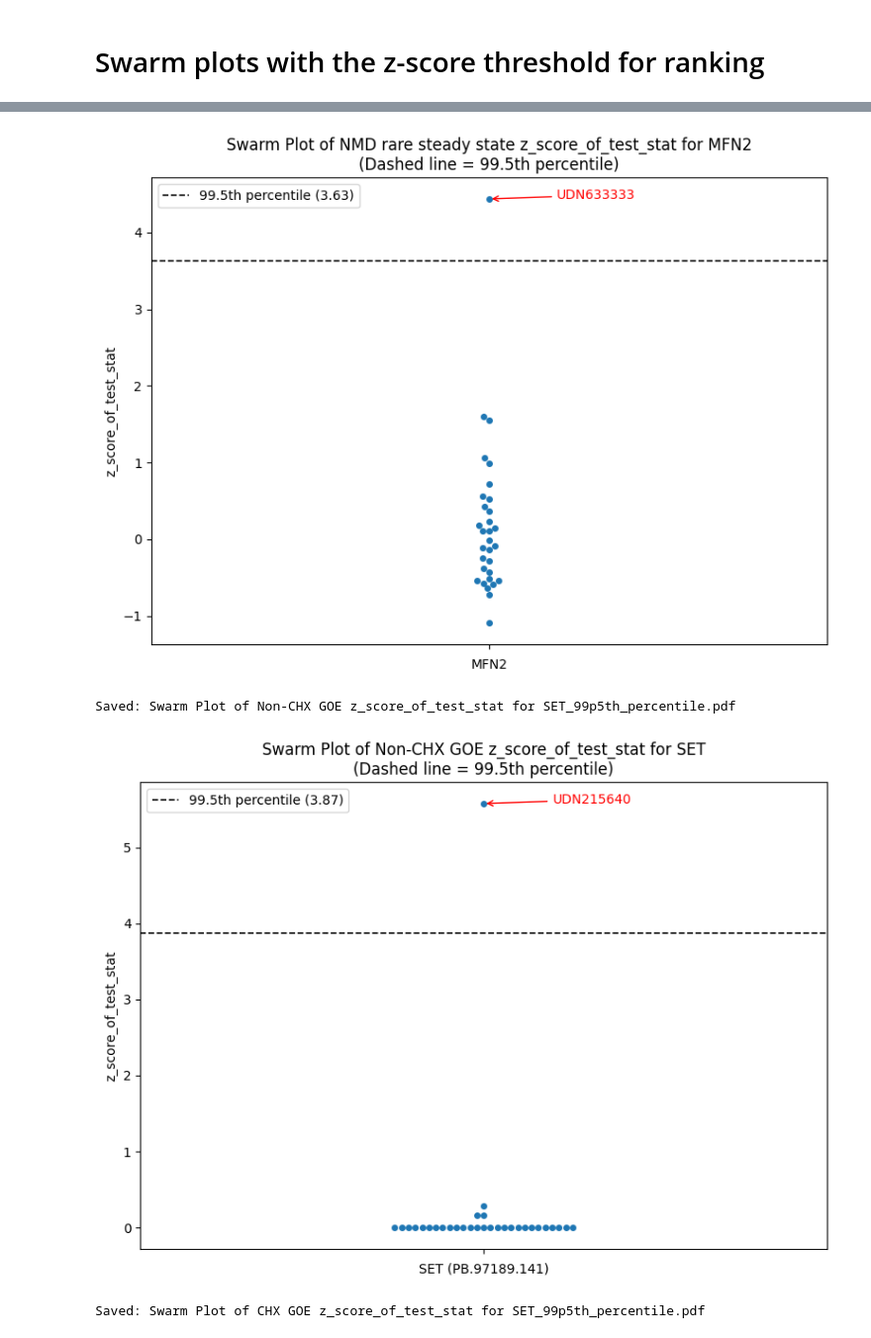
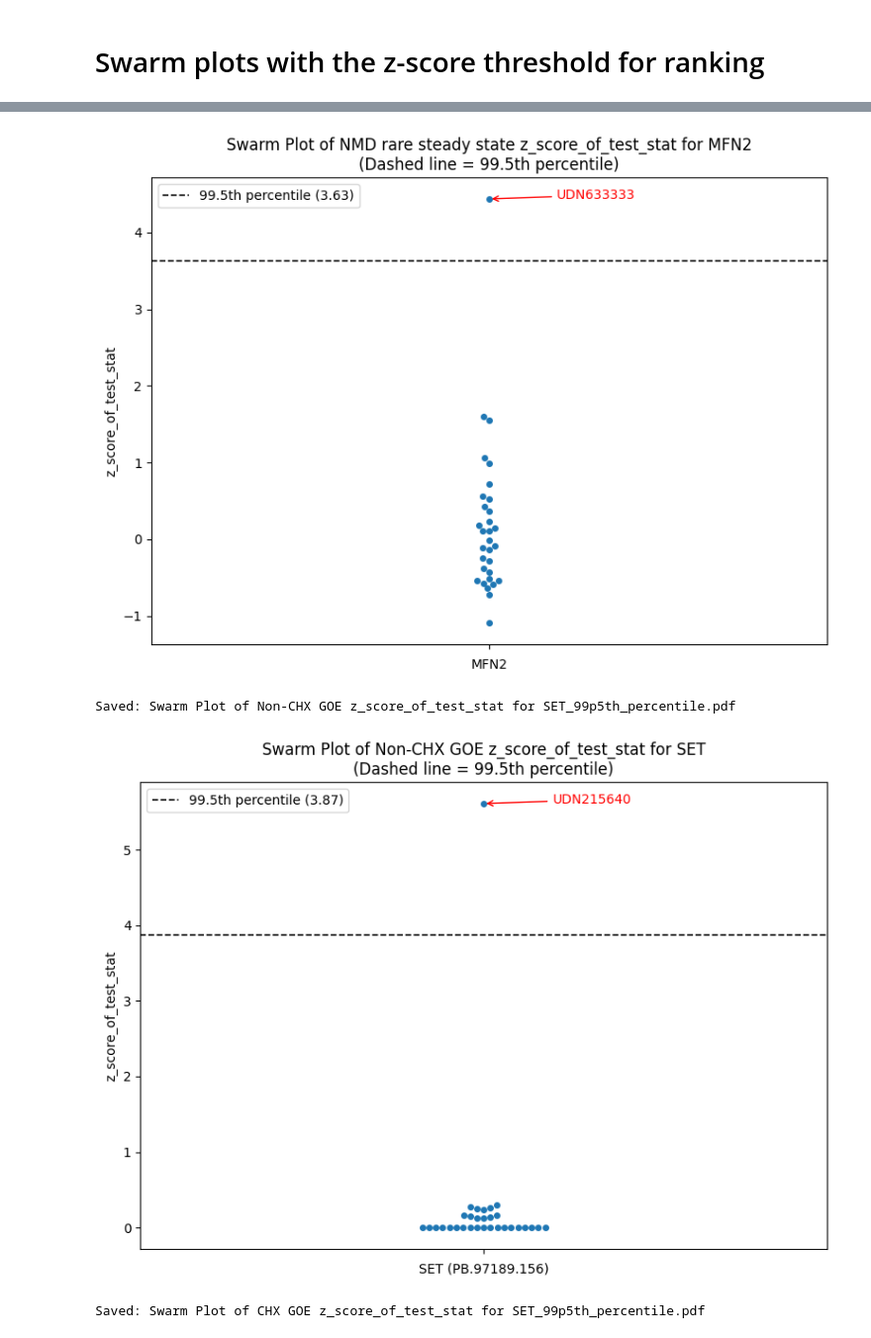
Before and after one commit to StergachisLab/IsoRanker, a Jupyter notebook: Paper/2.IsoRanker_main/2.Swarm_plots.ipynb, the cells around one changed output, grey strips where cells are left out. Shown at 99% size. Saved outputs shown, nothing was run; the diff lists cells and outputs as text; code cells hidden in the pictures.

Commit message:
Added code for generating new swarm plots

```diff
--- a/Paper/2.IsoRanker_main/2.Swarm_plots.ipynb
+++ b/Paper/2.IsoRanker_main/2.Swarm_plots.ipynb
@@ -86,8 +86,8 @@ swarm_with_percentile(df, subset, "UDN633333", "MFN2",
 df = pd.read_csv(
     '/mmfs1/gscratch/stergachislab/yhhc/projects/IsoRanker_testing/Command_line/9.7.25_iso_allele/Output/intermediate/Noncyclo_Expression_Outlier_GOE_iso_full_test_stat_and_z_scored_data.tsv.gz',
     sep="\t", compression='gzip')
-subset = df[df["Isoform"] == "PB.97189.141"]
-swarm_with_percentile(df, subset, "UDN215640", "SET (PB.97189.141)",
+subset = df[df["Isoform"] == "PB.97189.156"]
+swarm_with_percentile(df, subset, "UDN215640", "SET (PB.97189.156)",
                       "Swarm Plot of Non-CHX GOE z_score_of_test_stat for SET",
                       "Swarm Plot of Non-CHX GOE z_score_of_test_stat for SET")
 
@@ -95,8 +95,8 @@ swarm_with_percentile(df, subset, "UDN215640", "SET (PB.97189.141)",
 df = pd.read_csv(
     '/mmfs1/gscratch/stergachislab/yhhc/projects/IsoRanker_testing/Command_line/9.7.25_iso_allele/Output/intermediate/Cyclo_Expression_Outlier_GOE_iso_full_test_stat_and_z_scored_data.tsv.gz',
     sep="\t", compression='gzip')
-subset = df[df["Isoform"] == "PB.97189.141"]
-swarm_with_percentile(df, subset, "UDN215640", "SET (PB.97189.141)",
+subset = df[df["Isoform"] == "PB.97189.156"]
+swarm_with_percentile(df, subset, "UDN215640", "SET (PB.97189.156)",
                       "Swarm Plot of CHX GOE z_score_of_test_stat for SET",
                       "Swarm Plot of CHX GOE z_score_of_test_stat for SET")
 
@@ -190,32 +190,76 @@ swarm_with_percentile(df, subset, "UDN052264", "SEC31A",
                       "Swarm Plot of CHX allelic imbalance z_score_of_test_stat for SEC31A",
                       "Swarm Plot of CHX allelic imbalance z_score_of_test_stat for SEC31A")
 
 # In[21] Non-CHX GOE SEC31A
 df = pd.read_csv(
     '/mmfs1/gscratch/stergachislab/yhhc/projects/IsoRanker_testing/Command_line/9.7.25_iso_allele/Output/intermediate/Noncyclo_Expression_Outlier_GOE_gen_full_test_stat_and_z_scored_data.tsv.gz',
     sep="\t", compression='gzip')
 subset = df[df["associated_gene"] == "SEC31A"]
 swarm_with_percentile(df, subset, "UDN052264", "SEC31A",
                       "Swarm Plot of Non-CHX GOE z_score_of_test_stat for SEC31A",
                       "Swarm Plot of Non-CHX GOE z_score_of_test_stat for SEC31A")
 
 # In[22] CHX GOE SEC31A
 df = pd.read_csv(
     '/mmfs1/gscratch/stergachislab/yhhc/projects/IsoRanker_testing/Command_line/9.7.25_iso_allele/Output/intermediate/Cyclo_Expression_Outlier_GOE_gen_full_test_stat_and_z_scored_data.tsv.gz',
     sep="\t", compression='gzip')
 subset = df[df["associated_gene"] == "SEC31A"]
 swarm_with_percentile(df, subset, "UDN052264", "SEC31A",
                       "Swarm Plot of CHX GOE z_score_of_test_stat for SEC31A",
                       "Swarm Plot of CHX GOE z_score_of_test_stat for SEC31A")
 # The single point above the dashed line is not being ranked. Because that patient has a different z-score threshold that
 # is needed to rank genes within that patient. It so happens that the threshold for that patient is 3.9
+
+
+
+df = pd.read_csv(
+    '/mmfs1/gscratch/stergachislab/yhhc/projects/IsoRanker_testing/Command_line/9.7.25_iso_allele/Output/intermediate/Noncyclo_Expression_Outlier_GOE_iso_full_test_stat_and_z_scored_data.tsv.gz',
+    sep="\t", compression='gzip')
+subset = df[df["Isoform"] == "PB.61999.128"]
+swarm_with_percentile(df, subset, "BCH_2275-01", "FARS2 (PB.61999.128)",
+                      "Swarm Plot of Non-CHX GOE z_score_of_test_stat for FARS2",
+                      "Swarm Plot of Non-CHX GOE z_score_of_test_stat for FARS2")
+
+df = pd.read_csv(
+    '/mmfs1/gscratch/stergachislab/yhhc/projects/IsoRanker_testing/Command_line/9.7.25_iso_allele/Output/intermediate/Cyclo_Expression_Outlier_GOE_iso_full_test_stat_and_z_scored_data.tsv.gz',
+    sep="\t", compression='gzip')
+subset = df[df["Isoform"] == "PB.61999.128"]
+swarm_with_percentile(df, subset, "BCH_2275-01", "FARS2 (PB.61999.128)",
+                      "Swarm Plot of CHX GOE z_score_of_test_stat for FARS2",
+                      "Swarm Plot of CHX GOE z_score_of_test_stat for FARS2")
+
+
+df = pd.read_csv(
+    '/mmfs1/gscratch/stergachislab/yhhc/projects/IsoRanker_testing/Command_line/9.7.25_iso_allele/Output/intermediate/Noncyclo_Expression_Outlier_GOE_iso_full_test_stat_and_z_scored_data.tsv.gz',
+    sep="\t", compression='gzip')
+subset = df[df["Isoform"] == "PB.75854.62"]
+swarm_with_percentile(df, subset, "UDN966087", "ASL (PB.75854.62)",
+                      "Swarm Plot of Non-CHX GOE z_score_of_test_stat for ASL",
+                      "Swarm Plot of Non-CHX GOE z_score_of_test_stat for ASL")
+
+df = pd.read_csv(
+    '/mmfs1/gscratch/stergachislab/yhhc/projects/IsoRanker_testing/Command_line/9.7.25_iso_allele/Output/intermediate/Cyclo_Expression_Outlier_GOE_iso_full_test_stat_and_z_scored_data.tsv.gz',
+    sep="\t", compression='gzip')
+subset = df[df["Isoform"] == "PB.75854.62"]
+swarm_with_percentile(df, subset, "UDN966087", "ASL (PB.75854.62)",
+                      "Swarm Plot of CHX GOE z_score_of_test_stat for ASL",
+                      "Swarm Plot of CHX GOE z_score_of_test_stat for ASL")
+
+
+df = pd.read_csv(
+    '/mmfs1/gscratch/stergachislab/yhhc/projects/IsoRanker_testing/Command_line/9.7.25_iso_allele/Output/intermediate/Noncyclo_Allelic_Imbalance_gen_full_test_stat_and_z_scored_data.tsv.gz',
+    sep="\t", compression='gzip')
+subset = df[df["associated_gene"] == "NEFL"]
+swarm_with_percentile(df, subset, "UDN359892", "NEFL",
+                      "Swarm Plot of Non-CHX allelic imbalance z_score_of_test_stat for NEFL",
+                      "Swarm Plot of Non-CHX allelic imbalance z_score_of_test_stat for NEFL")
 # %% [output]
 Saved: Swarm Plot of Non-CHX LOE z_score_of_test_stat for VTA1_99p5th_percentile.pdf
 [figure]
 Saved: Swarm Plot of Non-CHX allelic imbalance z_score_of_test_stat for VTA1_99p5th_percentile.pdf
 [figure]
 Saved: Swarm Plot of NMD rare steady state z_score_of_test_stat for MFN2_99p5th_percentile.pdf
 [figure]
 Saved: Swarm Plot of Non-CHX GOE z_score_of_test_stat for SET_99p5th_percentile.pdf
-[figure, old version]
+[figure, new version]
 Saved: Swarm Plot of CHX GOE z_score_of_test_stat for SET_99p5th_percentile.pdf
```
Also changed, not shown: parts of 1 cell of this notebook.
